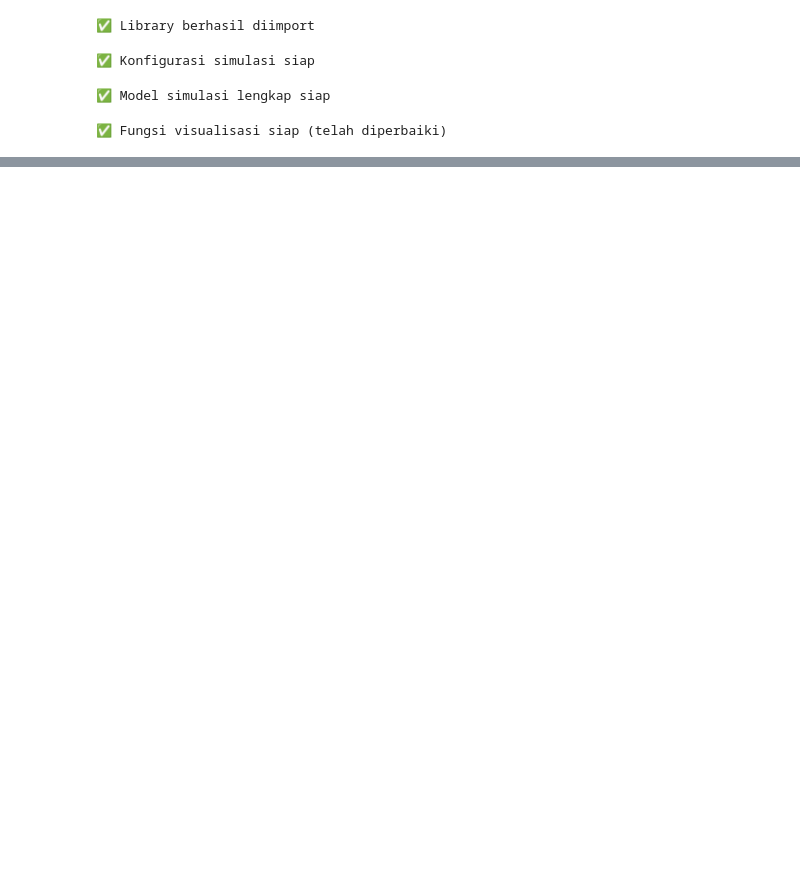
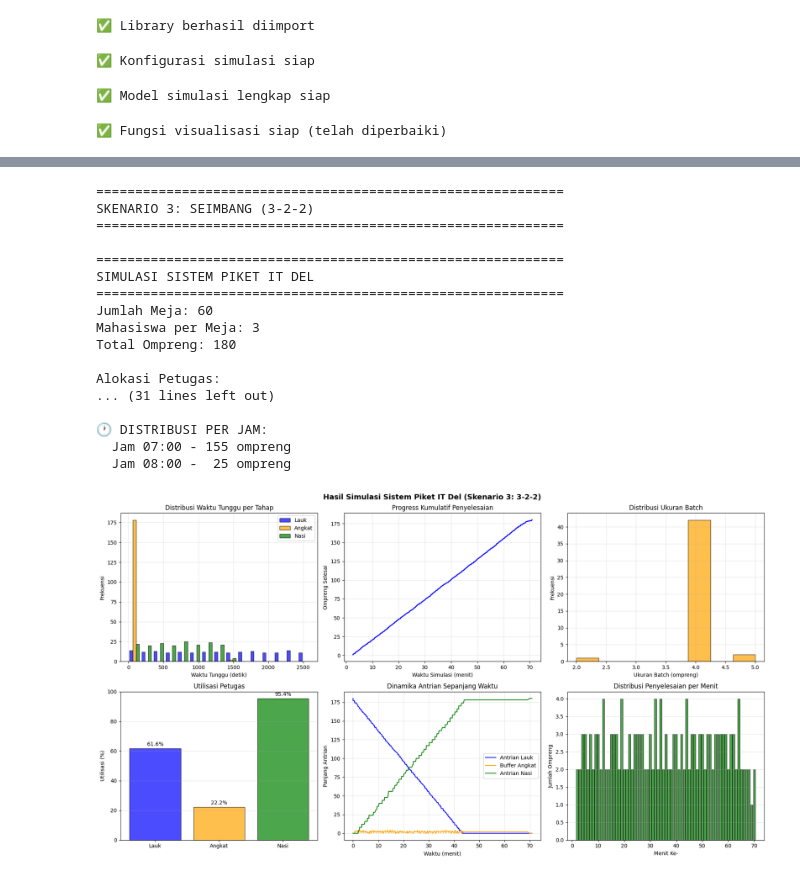
Before and after one commit to hasrasitanggang-cmyk/modsim-2026-p3-ifs25048_Hasra, a Jupyter notebook: simulasi_piket.ipynb, the cells around one changed output, grey strips where cells are left out. Cells and saved outputs as stored; diff of their text form; code cells hidden in the pictures; blank space fills up the shorter version.

```diff
--- a/simulasi_piket.ipynb
+++ b/simulasi_piket.ipynb
@@ -659,0 +776,38 @@ print("✅ Fungsi visualisasi siap (telah diperbaiki)")
+# %%
+# ======================================
+# SKENARIO ALTERNATIF 3
+# ======================================
+
+print("\n" + "="*60)
+print("SKENARIO 3: SEIMBANG (3-2-2)")
+print("="*60)
+
+config3 = Config(
+    STAFF_LAUK=3,
+    STAFF_ANGKAT=2,
+    STAFF_NASI=2
+)
+
+results3, df3, model3 = run_scenario(config3)
+
+if df3 is not None and not df3.empty and results3:
+    visualize_results(df3, model3, results3, "(Skenario 3: 3-2-2)")
+# %% [output]
+============================================================
+SKENARIO 3: SEIMBANG (3-2-2)
+============================================================
+
+============================================================
+SIMULASI SISTEM PIKET IT DEL
+============================================================
+Jumlah Meja: 60
+Mahasiswa per Meja: 3
+Total Ompreng: 180
+
+Alokasi Petugas:
+... (31 lines left out)
+
+🕐 DISTRIBUSI PER JAM:
+  Jam 07:00 - 155 ompreng
+  Jam 08:00 -  25 ompreng
+[figure, added]
```
Also changed, not shown: parts of 5 cells of this notebook, 2 other files.
